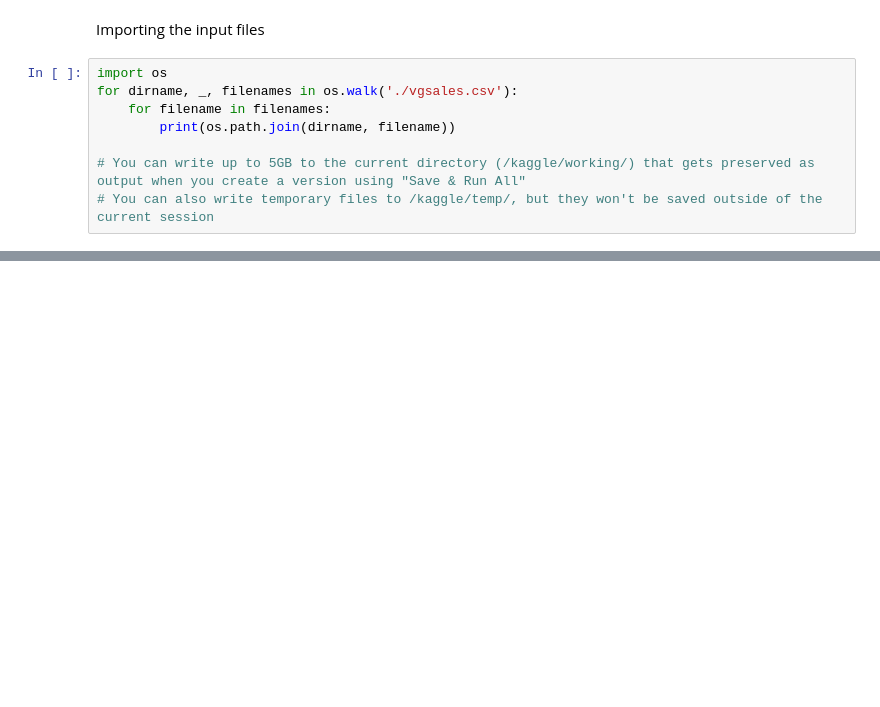
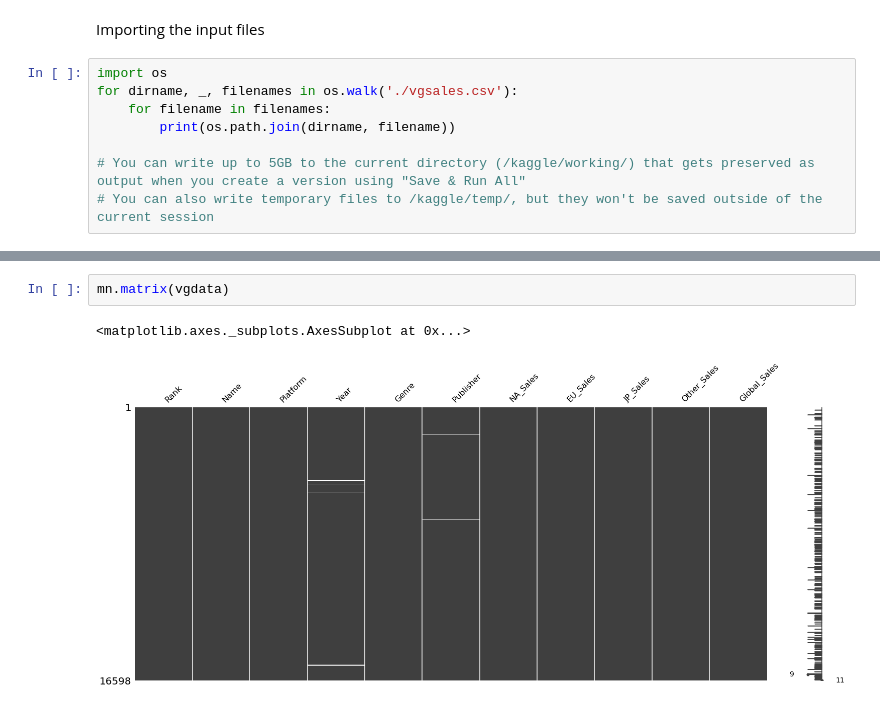
Before and after one commit to rodrigoluciano/r-d_ciencia_e_analise_de_dados, a Jupyter notebook: VideoGameSales.ipynb, the cells around one changed output, grey strips where cells are left out. Drawn from its saved outputs; the diff is of its cells as text; blank space fills up the shorter version.

```diff
--- a/VideoGameSales.ipynb
+++ b/VideoGameSales.ipynb
@@ -51,0 +96,5 @@ vgdata.head()
+# %%
+mn.matrix(vgdata)
+# %% [output]
+<matplotlib.axes._subplots.AxesSubplot at 0x...>
+[figure, added]
```
Also changed, not shown: parts of 17 cells of this notebook.
